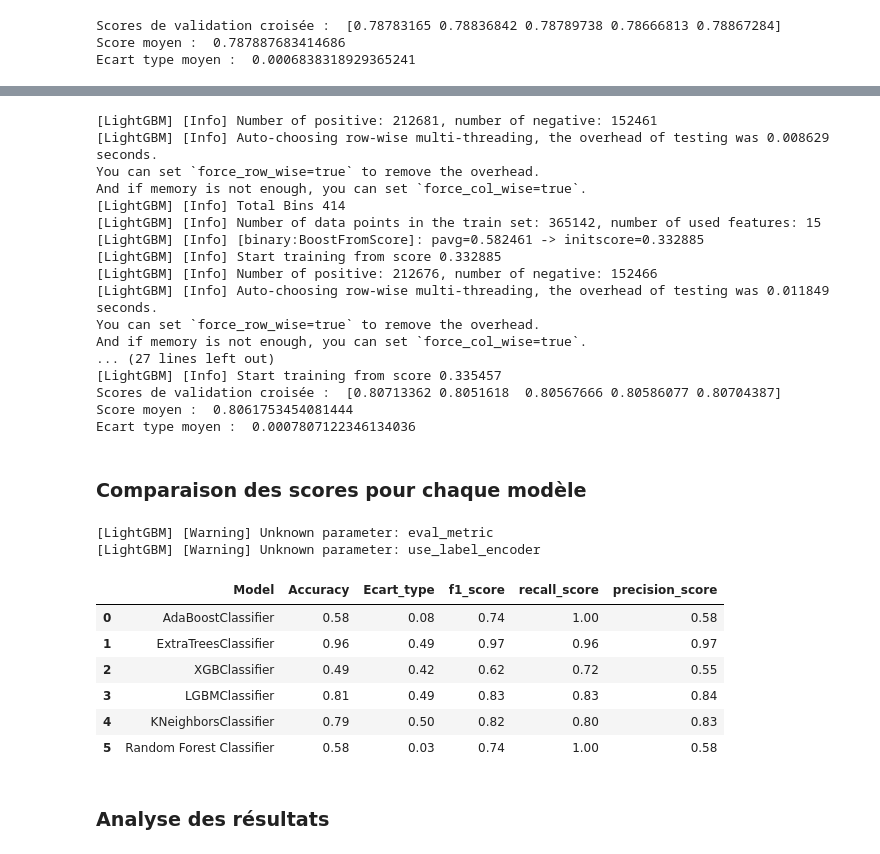
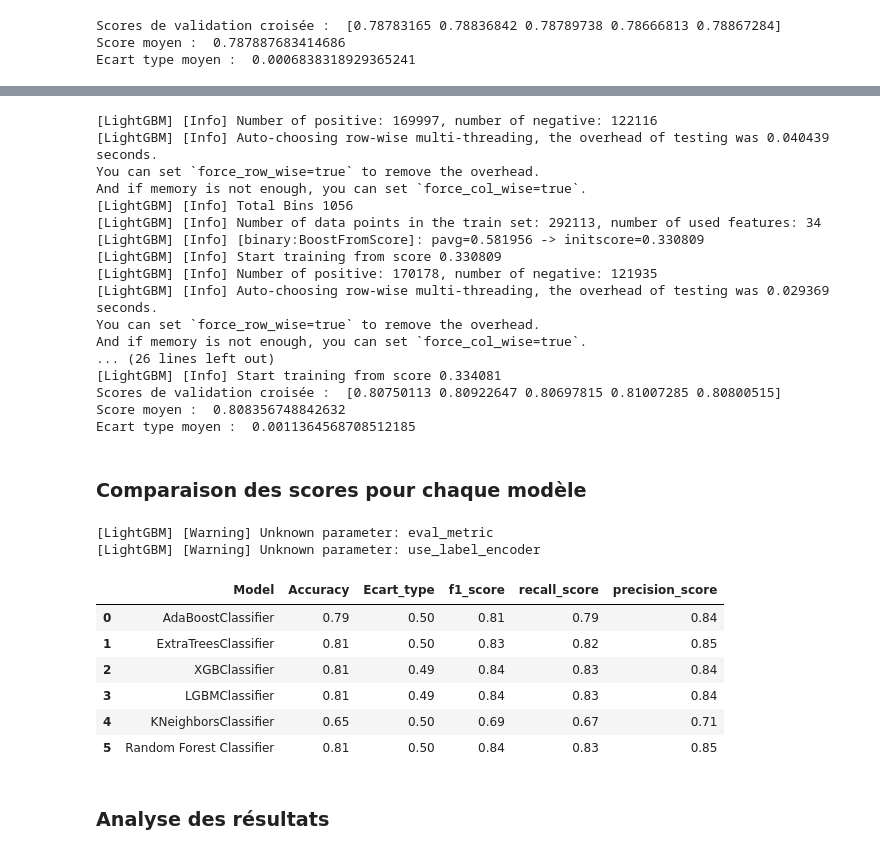
Before and after one commit to Nujadn/accident_route, a Jupyter notebook: modelisation_.ipynb, the cells around one changed output, grey strips where cells are left out. Drawn from its saved outputs; the diff is of its cells as text; code cells hidden in the pictures.

Commit message:
modif model

```diff
--- a/modelisation_.ipynb
+++ b/modelisation_.ipynb
@@ -477,29 +745,29 @@ model_lgbm = LGBMClassifier()
 kf_lgbm = KFold(n_splits=5, shuffle=True, random_state=42)
 
 # Évaluation du modèle avec la validation croisée
-scores_lgbm = cross_val_score(model_lgbm, X, y, cv=kf_lgbm)
+scores_lgbm = cross_val_score(model_lgbm, X_train, y_train, cv=kf_lgbm)
 std_score_lgbm = np.std(scores_lgbm)    # Écart-type des scores
 print("Scores de validation croisée : ", scores_lgbm)
 print("Score moyen : ", scores_lgbm.mean())
 print("Ecart type moyen : ", std_score_lgbm)
 # %% [output]
-[LightGBM] [Info] Number of positive: 212681, number of negative: 152461
-[LightGBM] [Info] Auto-choosing row-wise multi-threading, the overhead of testing was 0.008629 seconds.
+[LightGBM] [Info] Number of positive: 169997, number of negative: 122116
+[LightGBM] [Info] Auto-choosing row-wise multi-threading, the overhead of testing was 0.040439 seconds.
 You can set `force_row_wise=true` to remove the overhead.
 And if memory is not enough, you can set `force_col_wise=true`.
-[LightGBM] [Info] Total Bins 414
-[LightGBM] [Info] Number of data points in the train set: 365142, number of used features: 15
-[LightGBM] [Info] [binary:BoostFromScore]: pavg=0.582461 -> initscore=0.332885
-[LightGBM] [Info] Start training from score 0.332885
-[LightGBM] [Info] Number of positive: 212676, number of negative: 152466
-[LightGBM] [Info] Auto-choosing row-wise multi-threading, the overhead of testing was 0.011849 seconds.
+[LightGBM] [Info] Total Bins 1056
+[LightGBM] [Info] Number of data points in the train set: 292113, number of used features: 34
+[LightGBM] [Info] [binary:BoostFromScore]: pavg=0.581956 -> initscore=0.330809
+[LightGBM] [Info] Start training from score 0.330809
+[LightGBM] [Info] Number of positive: 170178, number of negative: 121935
+[LightGBM] [Info] Auto-choosing row-wise multi-threading, the overhead of testing was 0.029369 seconds.
 You can set `force_row_wise=true` to remove the overhead.
 And if memory is not enough, you can set `force_col_wise=true`.
-... (27 lines left out)
-[LightGBM] [Info] Start training from score 0.335457
-Scores de validation croisée :  [0.80713362 0.8051618  0.80567666 0.80586077 0.80704387]
-Score moyen :  0.8061753454081444
-Ecart type moyen :  0.0007807122346134036
+... (26 lines left out)
+[LightGBM] [Info] Start training from score 0.334081
+Scores de validation croisée :  [0.80750113 0.80922647 0.80697815 0.81007285 0.80800515]
+Score moyen :  0.808356748842632
+Ecart type moyen :  0.0011364568708512185
 # %% [markdown]
 ### Comparaison des scores pour chaque modèle
 # %%
@@ -507,47 +775,67 @@ ada_model = joblib.load('models_saved/best_estimator_ada_model.joblib')
 et_model = joblib.load('Brouillons/extra_tree_classifier_model.joblib')
 xgbc_model = joblib.load('models_saved/GBClassifier_model.joblib')
 lgbm_model = joblib.load('models_saved/LGBMClassifier_model.joblib')
 knn_model = joblib.load('models_saved/KNeighborsClassifier_model.joblib')
 rf_model = joblib.load('Brouillons/rf_model.joblib')
 
 models = {
     'AdaBoostClassifier': ada_model,
     'ExtraTreesClassifier': et_model,
     'XGBClassifier': xgbc_model,
     'LGBMClassifier' : lgbm_model,
    'KNeighborsClassifier' : knn_model,
    'Random Forest Classifier' : rf_model
    }
 
+models = {
+    'AdaBoostClassifier': ada_model,
+    'ExtraTreesClassifier': et_model,
+    'XGBClassifier': xgbc_model,
+    'LGBMClassifier': lgbm_model,
+    'KNeighborsClassifier': knn_model,
+    'Random Forest Classifier': rf_model
+}
+
 # Liste pour stocker les résultats
 results = []
 
+# Boucle sur les modèles
 for name, model in models.items():
-    results_pred = model.predict(X_test)
+    if name in ["AdaBoostClassifier", "Random Forest Classifier", "ExtraTreesClassifier"]:
+        # Standardisation des données pour ces modèles
+        scaler = StandardScaler()
+        X_train_scaled = scaler.fit_transform(X_train)
+        X_test_scaled = scaler.transform(X_test)
+        y_pred = model.predict(X_test_scaled)
+    else:
+        # Pas de standardisation pour les autres modèles
+        y_pred = model.predict(X_test)
 
+    # Calcul des métriques
     results.append({
         'Model': name,
-        'Accuracy': accuracy_score(y_test, results_pred),
-        'Ecart_type': np.std(results_pred),
-        'f1_score': f1_score(y_test, results_pred),
-        'recall_score' : recall_score(y_test, results_pred),
-        'precision_score' : precision_score(y_test, results_pred)
-            })
+        'Accuracy': accuracy_score(y_test, y_pred),
+        'Ecart_type': np.std(y_pred),
+        'f1_score': f1_score(y_test, y_pred),
+        'recall_score': recall_score(y_test, y_pred),
+        'precision_score': precision_score(y_test, y_pred)
+    })
 
+# Conversion des résultats en DataFrame
 results_df = pd.DataFrame(results)
 
-# Afficher le résultat
+# Afficher les résultats
 results_df
 # %% [output]
 [LightGBM] [Warning] Unknown parameter: eval_metric
 [LightGBM] [Warning] Unknown parameter: use_label_encoder
 |  | Model | Accuracy | Ecart_type | f1_score | recall_score | precision_score |
-| 0 | AdaBoostClassifier | 0.58 | 0.08 | 0.74 | 1.00 | 0.58 |
-| 1 | ExtraTreesClassifier | 0.96 | 0.49 | 0.97 | 0.96 | 0.97 |
-| 2 | XGBClassifier | 0.49 | 0.42 | 0.62 | 0.72 | 0.55 |
-| 3 | LGBMClassifier | 0.81 | 0.49 | 0.83 | 0.83 | 0.84 |
-| 4 | KNeighborsClassifier | 0.79 | 0.50 | 0.82 | 0.80 | 0.83 |
-| 5 | Random Forest Classifier | 0.58 | 0.03 | 0.74 | 1.00 | 0.58 |
+| 0 | AdaBoostClassifier | 0.79 | 0.50 | 0.81 | 0.79 | 0.84 |
+| 1 | ExtraTreesClassifier | 0.81 | 0.50 | 0.83 | 0.82 | 0.85 |
+| 2 | XGBClassifier | 0.81 | 0.49 | 0.84 | 0.83 | 0.84 |
+| 3 | LGBMClassifier | 0.81 | 0.49 | 0.84 | 0.83 | 0.84 |
+| 4 | KNeighborsClassifier | 0.65 | 0.50 | 0.69 | 0.67 | 0.71 |
+| 5 | Random Forest Classifier | 0.81 | 0.50 | 0.84 | 0.83 | 0.85 |
 # %% [markdown]
 ### Analyse des résultats
 # %%
```
Also changed, not shown: parts of 54 cells of this notebook, 5 other files.
